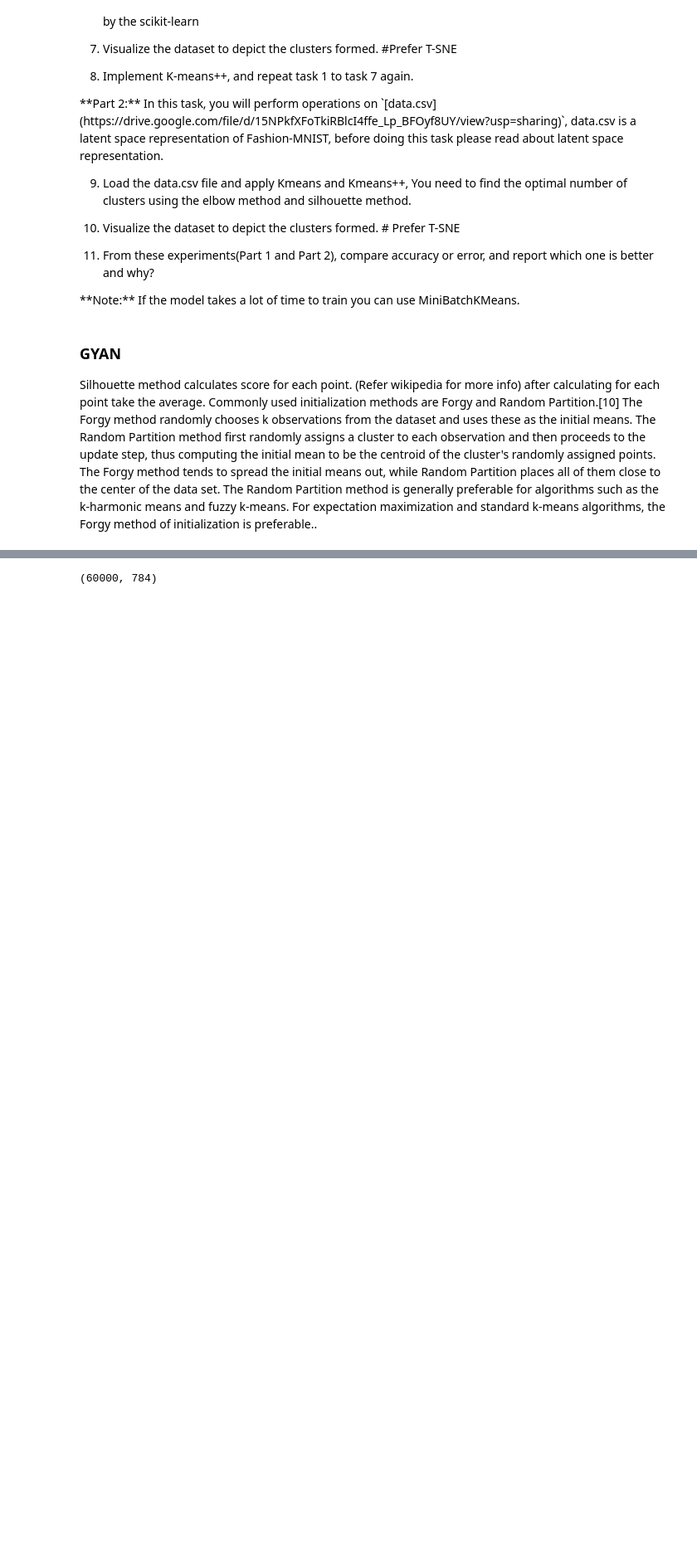
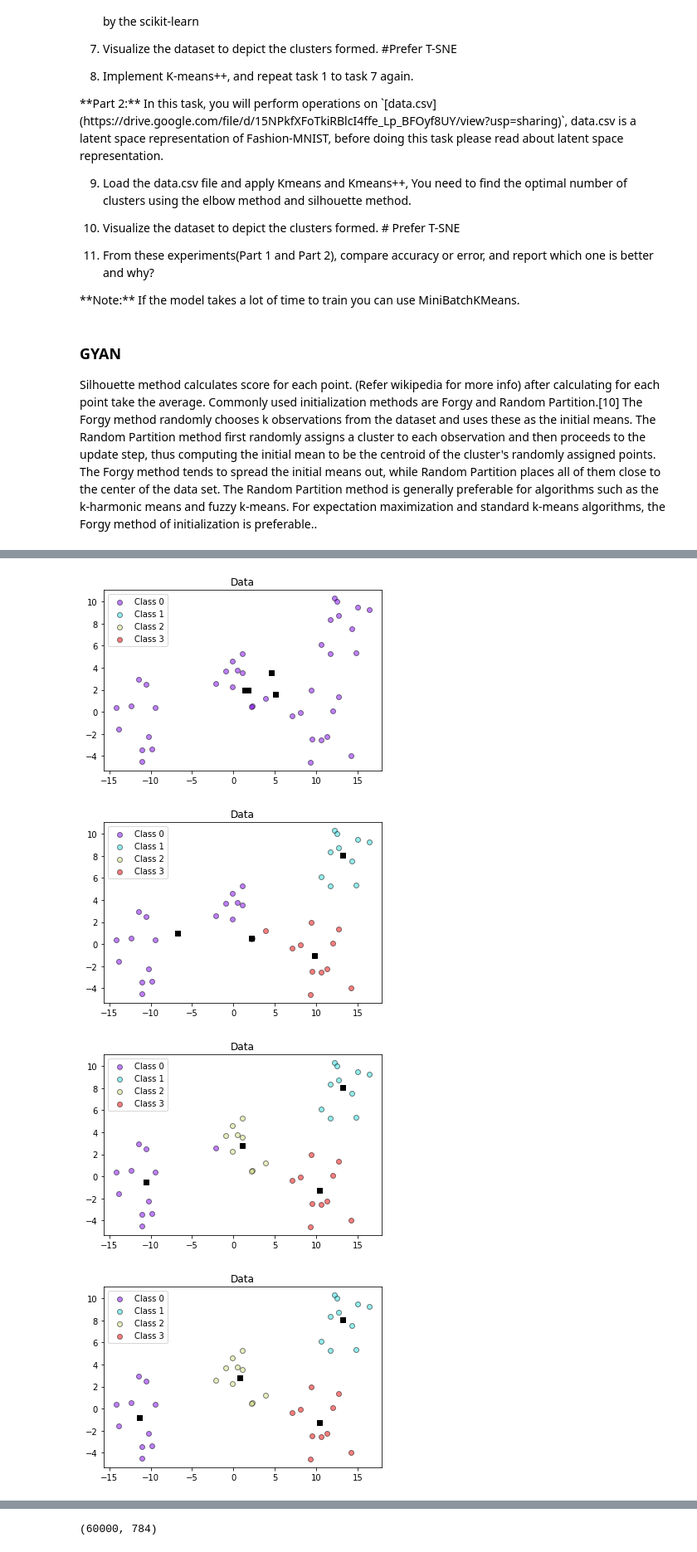
Before and after one commit to kanishk779/SMAI-2, a Jupyter notebook: question1.ipynb, the cells around one changed output, grey strips where cells are left out. Shown: that part at 83% size. Drawn from its saved outputs; the diff is of its cells as text; code cells hidden in the pictures; blank space fills up the shorter version.

```diff
--- a/question1.ipynb
+++ b/question1.ipynb
@@ -122,0 +164,8 @@ array([ 29, 161])
+# %%
+km = Kmeans(X, 4, 'Random', 'euclidean', 5)
+km.train()
+# %% [output]
+[figure, added]
+[figure, added]
+[figure, added]
+[figure, added]
```
Also changed, not shown: parts of 9 cells of this notebook.
